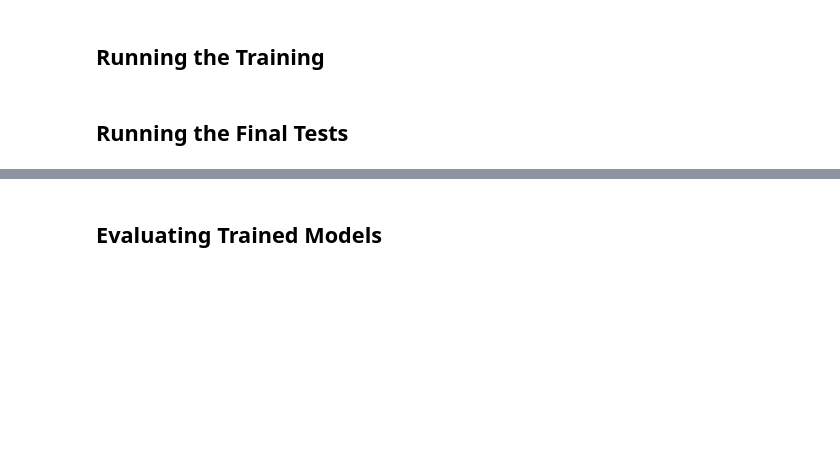
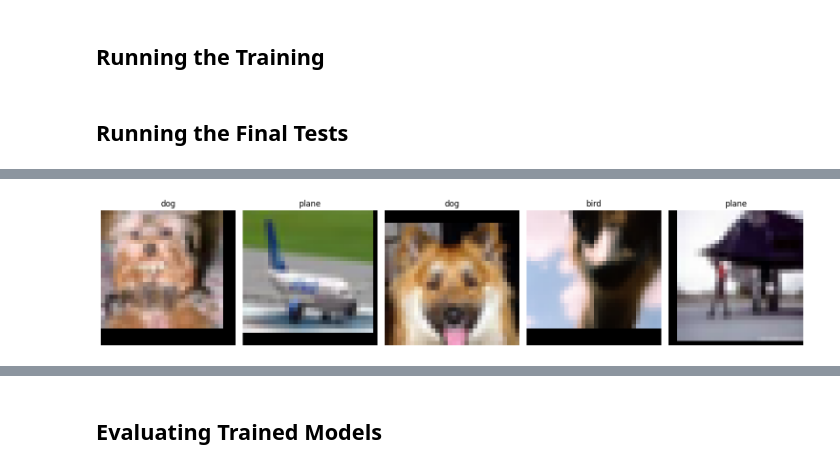
Before and after one commit to denemir/4375-CNN-Comparison, a Jupyter notebook: Project.ipynb, the cells around one changed output, grey strips where cells are left out. Cells and saved outputs as stored; diff of their text form; code cells hidden in the pictures; blank space fills up the shorter version.

Commit message:
Updated Custom CNN

```diff
--- a/Project.ipynb
+++ b/Project.ipynb
@@ -153,6 +130,9 @@ def visualize_dataset_samples(loader, classes, num_samples=5):
 ## Implementing the LeNet Model
 # %%
 class LeNet(nn.Module):
+    """
+    LeNet-5 CNN architecture
+    """
     def __init__(self, num_classes=10, input_channels=3):
         super(LeNet, self).__init__()
         # Layer 1: Convolutional layer with 6 filters of size 5x5, followed by ReLU and 2x2 max pooling
@@ -686,14 +631,7 @@ def plot_confusion_matrix(y_true, y_pred, classes, title, save_dir="./results"):
 # %%
 def generate_classification_report(y_true, y_pred, classes, title, save_dir="./results"):
     """
-    Generate and save classification report.
-
-    Args:
-        y_true (list): Ground truth labels
-        y_pred (list): Predicted labels
-        classes (list): List of class names
-        title (str): Report title
-        save_dir (str): Directory to save the report
+    Generate and save classification report
     """
     # Generate classification report
     report = classification_report(y_true, y_pred, target_names=classes, output_dict=True)
@@ -714,12 +652,6 @@ def generate_classification_report(y_true, y_pred, classes, title, save_dir="./r
 def compare_models(results, title, save_dir="./results"):
     """
     Generate bar plots comparing different models.
-
-    Args:
-        results (dict): Dictionary containing model results
-                        Format: {model_name: {'accuracy': acc, 'loss': loss}, ...}
-        title (str): Plot title
-        save_dir (str): Directory to save the plot
     """
     # Extract data
     models = list(results.keys())
@@ -890,22 +747,13 @@ def run_experiment(dataset_names=['cifar10', 'svhn'],
 ## Running the Final Tests
 # %%
 def run_experiment(dataset_names=['cifar10', 'svhn'],
-                  model_names=['lenet', 'resnet18', 'customcnn'],
-                  batch_size=128, epochs=30, learning_rate=0.001, weight_decay=1e-4,
+                  model_names=#['lenet', 'resnet18',
+                   ['customcnn'],
+                  customcnn_config=None,
+                  batch_size=256, epochs=5, learning_rate=0.001, weight_decay=1e-4,
                   num_workers=2, save_dir='./results', log_step=100):
     """
     Run the complete experiment pipeline.
-
-    Args:
-        dataset_names (list): List of dataset names to use
-        model_names (list): List of model names to train
-        batch_size (int): Batch size for training
-        epochs (int): Number of epochs to train
-        learning_rate (float): Learning rate for optimization
-        weight_decay (float): Weight decay (L2 penalty) for regularization
-        num_workers (int): Number of worker threads for dataloaders
-        save_dir (str): Directory to save results
-        log_step (int): Frequency of logging to TensorBoard
     """
     # Results dictionary to store metrics for all models and datasets
     results = defaultdict(dict)
@@ -916,20 +764,13 @@ def run_experiment(dataset_names=['cifar10', 'svhn'],
         print(f"Processing dataset: {dataset_name}")
         print(f"{'='*50}")
 
-        # Load dataset
-        train_loader, val_loader, test_loader, dataset_info = get_datasets(
+        # Load dataset (without validation set)
+        train_loader, test_loader, dataset_info = get_datasets(
             dataset_name, batch_size=batch_size, num_workers=num_workers
         )
 
         # Visualize samples from the dataset
         visualize_dataset_samples(train_loader, dataset_info['classes'])
-
-        # Create dataloader dictionary
-        dataloaders = {
-            'train': train_loader,
-            'val': val_loader,
-            'test': test_loader
-        }
 
         # Iterate over models
         for model_name in model_names:
@@ -937,12 +778,15 @@ def run_experiment(dataset_names=['cifar10', 'svhn'],
             print(f"Training {model_name} on {dataset_name}")
             print(f"{'-'*40}")
 
-            # Initialize model
-            model = get_model(
-                model_name,
-                num_classes=dataset_info['num_classes'],
-                input_channels=dataset_info['input_channels']
-            )
+            # Initialize model (with custom config if customcnn)
+            if model_name.lower() == 'customcnn':
+                model = get_model(model_name, customcnn_config,
+                                  num_classes=dataset_info['num_classes'],
+                                  input_channels=dataset_info['input_channels'])
+            else:
+                model = get_model(model_name, None,
+                                  num_classes=dataset_info['num_classes'],
+                                  input_channels=dataset_info['input_channels'])
             model = model.to(device)
 
             # Print model summary
@@ -958,7 +802,7 @@ def run_experiment(dataset_names=['cifar10', 'svhn'],
 
             # Train model
             model, history = train_model(
-                model, dataloaders, criterion, optimizer, device,
+                model, train_loader, test_loader, criterion, optimizer, device,
                 num_epochs=epochs, model_name=model_name, dataset_name=dataset_name,
                 scheduler=scheduler, log_step=log_step, save_dir=save_dir
             )
@@ -1009,16 +853,29 @@ def run_experiment(dataset_names=['cifar10', 'svhn'],
 
     return results
 
-results = run_experiment(
-     dataset_names=['cifar10', 'svhn'],
-     model_names=['lenet', 'resnet18', 'customcnn'],
-     batch_size=128,
-     epochs=30,  # Reduce for faster testing
-     learning_rate=0.001,
-     weight_decay=1e-4,
-     num_workers=2,  # Adjust based on your CPU
-     save_dir='./results'
- )
+customcnn_config = {
+    'filters': (32, 64, 128),       # Number of filters in each conv layer
+    'kernel_sizes': (5, 5, 5),      # Kernel sizes for each conv layer (larger kernels)
+    'fc_sizes': (512,),             # Larger fully connected layer
+    'pool_type': 'max',             # Max pooling
+    'dropout_rate': 0.1,            # Low dropout during training
+    'use_batch_norm': True,         # Use batch normalization
+    'activation': 'relu'            # ReLU activation
+}
+
+# Customize experiment parameters
+experiment_params = {
+    'dataset_names': ['cifar10', 'svhn'],                  # Datasets to use
+    'model_names': ['customcnn'],      # Models to train
+    'customcnn_config': customcnn_config,                   # Custom CNN config
+    'batch_size': 128,                                      # Batch size
+    'epochs': 5,                                           # Number of epochs
+    'learning_rate': 0.001,                                 # Learning rate
+    'weight_decay': 1e-5,                                  # Weight decay (reduced to help training acc)
+    'num_workers': 2                                        # CPU threads for data loading
+}
+
+results = run_experiment(**experiment_params)
 # %% [output]
 ==================================================
 Processing dataset: cifar10
@@ -1025,0 +886 @@ Processing dataset: cifar10
+[figure, new version]
```
Also changed, not shown: parts of 11 cells of this notebook.
